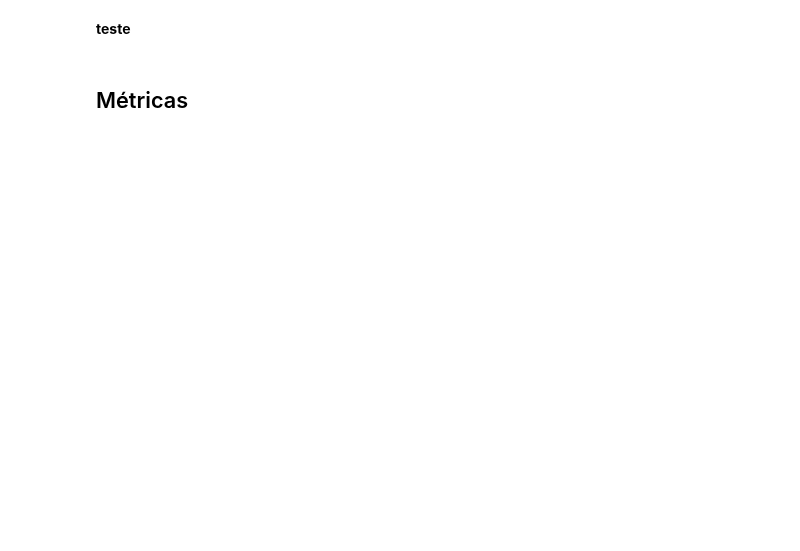
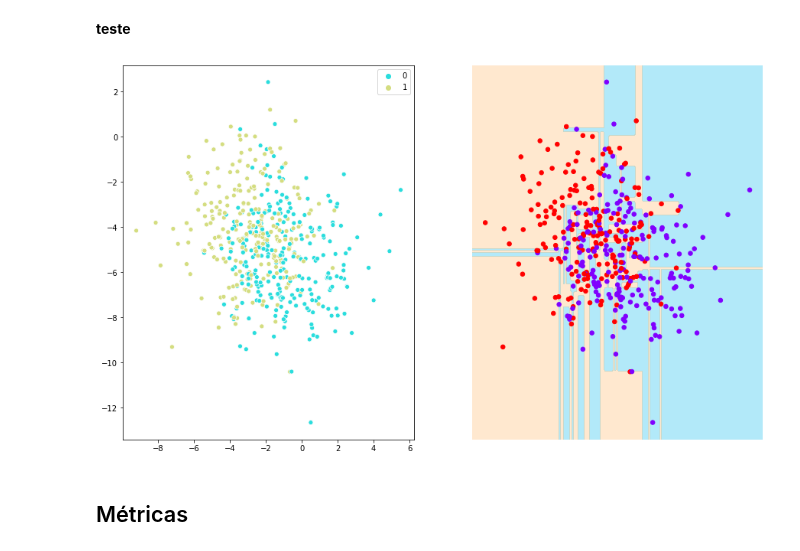
Before and after one commit to mikaelcordeiro/semanas, a Jupyter notebook: semana9/semana_9.ipynb, the cells around one changed output. Drawn from its saved outputs; the diff is of its cells as text; code cells hidden in the pictures; blank space fills up the shorter version.

```diff
--- a/semana9/semana_9.ipynb
+++ b/semana9/semana_9.ipynb
@@ -745,2 +787,9 @@ O índice de Gini tende a isolar classes mais frequentes em ramificações separ
+# %%
+fig, g = plt.subplots(1, 2, figsize=(15, 9))
+sns.scatterplot(x=X[:, 0], y=X[:, 1], hue=Y, palette='rainbow', ax=g[0])
+visualize_classifier(arv_dec, x_treino, y_treino, ax=g[1])
+plt.show()
+# %% [output]
+[figure, added]
 # %% [markdown]
 ## Métricas
```
Also changed, not shown: parts of 98 cells of this notebook.
